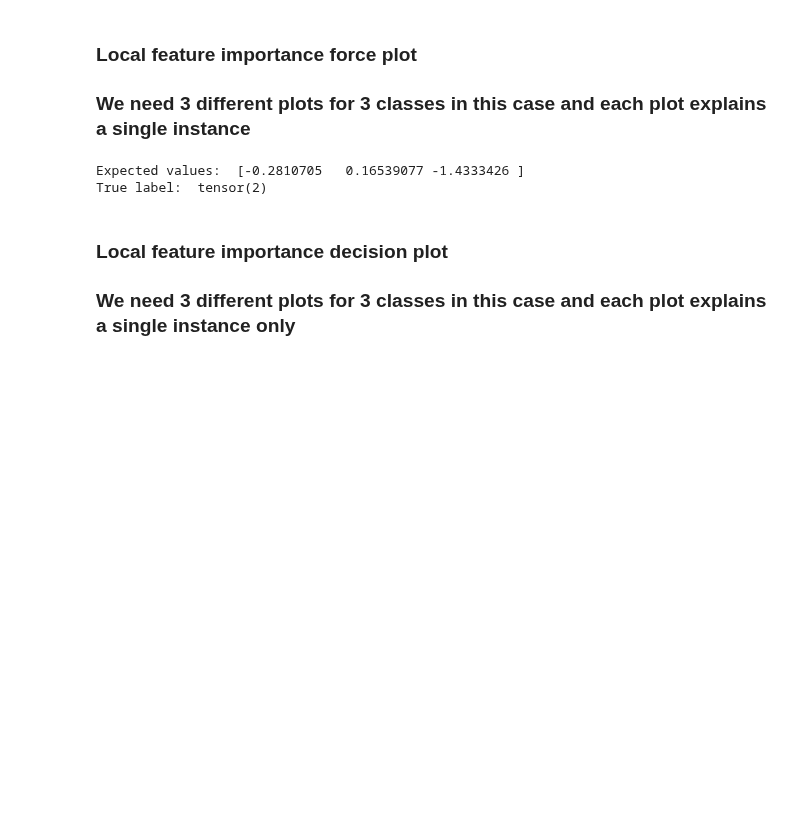
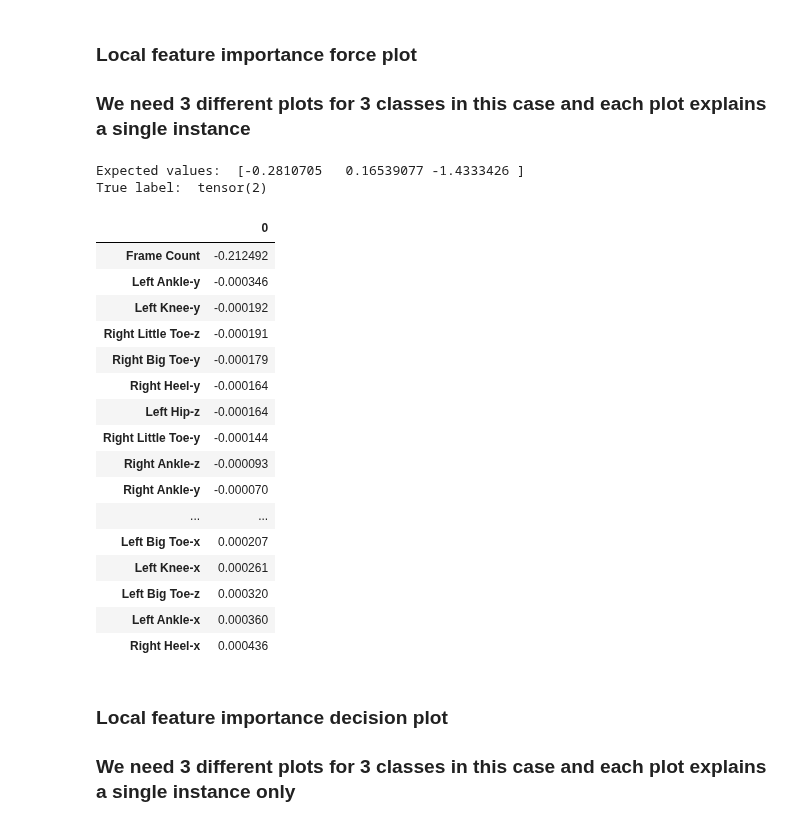
Before and after one commit to kaurrachneet6/Vision-Based-Gait-Analysis-Framework-for-Predicting-Multiple-Sclerosis, a Jupyter notebook: Discussion analysis/SubjectGenWT_SHAP.ipynb, the cells around one changed output. Drawn from its saved outputs; the diff is of its cells as text; code cells hidden in the pictures; blank space fills up the shorter version.

```diff
--- a/Discussion analysis/SubjectGenWT_SHAP.ipynb
+++ b/Discussion analysis/SubjectGenWT_SHAP.ipynb
@@ -381,28 +381,51 @@ For PwPD
 # %%
 #Force plot local interpretations
 #Expected value is the list of length number of classes. So, we must choose which label are we trying to explain.
 #We may choose depending on the true and predicted label for the current instance we wish to explain
 print ('Expected values: ', explainer.expected_value)
 class_to_explain = 0 #0 for HOA, 1 for MS, and 2 for PD
 out_name = 'HOA'
 instance_to_explain = 0 #Let's explain the first test set instance
 print ('True label: ', trainer.Y_sl_test[instance_to_explain])
 
 # plot the explanation of the first prediction
 force_ = shap.force_plot(
     base_value=explainer.expected_value[class_to_explain],
     shap_values=shaps_feature_wise[class_to_explain][instance_to_explain],
     features=Xtest_feature_wise_df.iloc[instance_to_explain],
     feature_names=Xtest_feature_wise_df.columns,
     link="identity",
     out_names=out_name
 )
 #This plot doesn't display but is directly saved at the specified path
 shap.save_html('../SHAPResults/' + parameter_dict["framework"] + '/' + parameter_dict["model"] + \
           '/shap_local_force_instance' + str(instance_to_explain) + '_' + out_name + '.htm', force_)
+
+#Display all features and SHAP values
+#The table below the plot is the full list of features and their
+#SHAP additive weights.
+display(pd.DataFrame(data=shaps_feature_wise[class_to_explain][instance_to_explain].reshape(1,-1), \
+                     columns=Xtest_feature_wise_df.columns, index=[instance_to_explain]).transpose().sort_values(by=instance_to_explain, ascending=True))
 # %% [output]
 Expected values:  [-0.2810705   0.16539077 -1.4333426 ]
 True label:  tensor(2)
+|  | 0 |
+| Frame Count | -0.212492 |
+| Left Ankle-y | -0.000346 |
+| Left Knee-y | -0.000192 |
+| Right Little Toe-z | -0.000191 |
+| Right Big Toe-y | -0.000179 |
+| Right Heel-y | -0.000164 |
+| Left Hip-z | -0.000164 |
+| Right Little Toe-y | -0.000144 |
+| Right Ankle-z | -0.000093 |
+| Right Ankle-y | -0.000070 |
+| ... | ... |
+| Left Big Toe-x | 0.000207 |
+| Left Knee-x | 0.000261 |
+| Left Big Toe-z | 0.000320 |
+| Left Ankle-x | 0.000360 |
+| Right Heel-x | 0.000436 |
 # %% [markdown]
 ### Local feature importance decision plot
 ### We need 3 different plots for 3 classes in this case and each plot explains a single instance only
```
